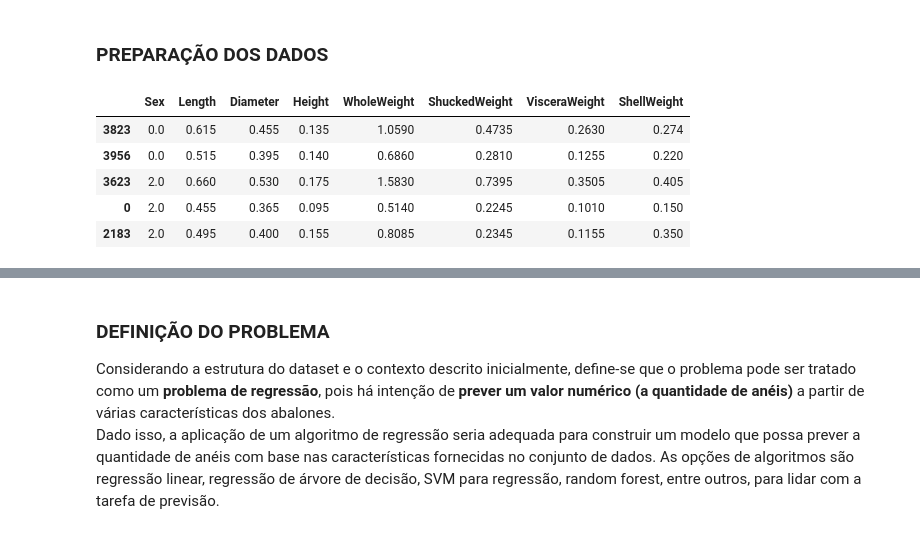
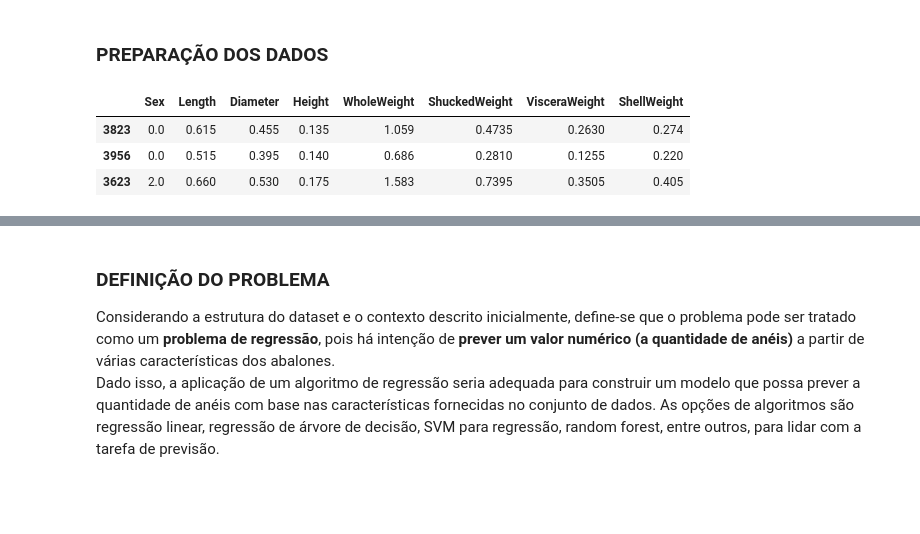
Before and after one commit to rosacarla/modelo-abalone-lgbmregressor, a Jupyter notebook: abalone_somativa2_v3.ipynb, the cells around one changed output, grey strips where cells are left out. Cells and saved outputs as stored; diff of their text form; code cells hidden in the pictures; blank space fills up the shorter version.

```diff
--- a/abalone_somativa2_v3.ipynb
+++ b/abalone_somativa2_v3.ipynb
@@ -124,13 +132,11 @@ X_train[['Sex']] = encoder.fit_transform(X_train[['Sex']])
 X_test[['Sex']] = encoder.transform(X_test[['Sex']])
 # %%
 # Visualiza X_train após transformação
-X_train.head()
+X_train.head(3)
 # %% [output]
 |  | Sex | Length | Diameter | Height | WholeWeight | ShuckedWeight | VisceraWeight | ShellWeight |
-| 3823 | 0.0 | 0.615 | 0.455 | 0.135 | 1.0590 | 0.4735 | 0.2630 | 0.274 |
-| 3956 | 0.0 | 0.515 | 0.395 | 0.140 | 0.6860 | 0.2810 | 0.1255 | 0.220 |
-| 3623 | 2.0 | 0.660 | 0.530 | 0.175 | 1.5830 | 0.7395 | 0.3505 | 0.405 |
-| 0 | 2.0 | 0.455 | 0.365 | 0.095 | 0.5140 | 0.2245 | 0.1010 | 0.150 |
-| 2183 | 2.0 | 0.495 | 0.400 | 0.155 | 0.8085 | 0.2345 | 0.1155 | 0.350 |
+| 3823 | 0.0 | 0.615 | 0.455 | 0.135 | 1.059 | 0.4735 | 0.2630 | 0.274 |
+| 3956 | 0.0 | 0.515 | 0.395 | 0.140 | 0.686 | 0.2810 | 0.1255 | 0.220 |
+| 3623 | 2.0 | 0.660 | 0.530 | 0.175 | 1.583 | 0.7395 | 0.3505 | 0.405 |
 # %%
 # Visualiza X_test após transformação
```
Also changed, not shown: parts of 20 cells of this notebook.
